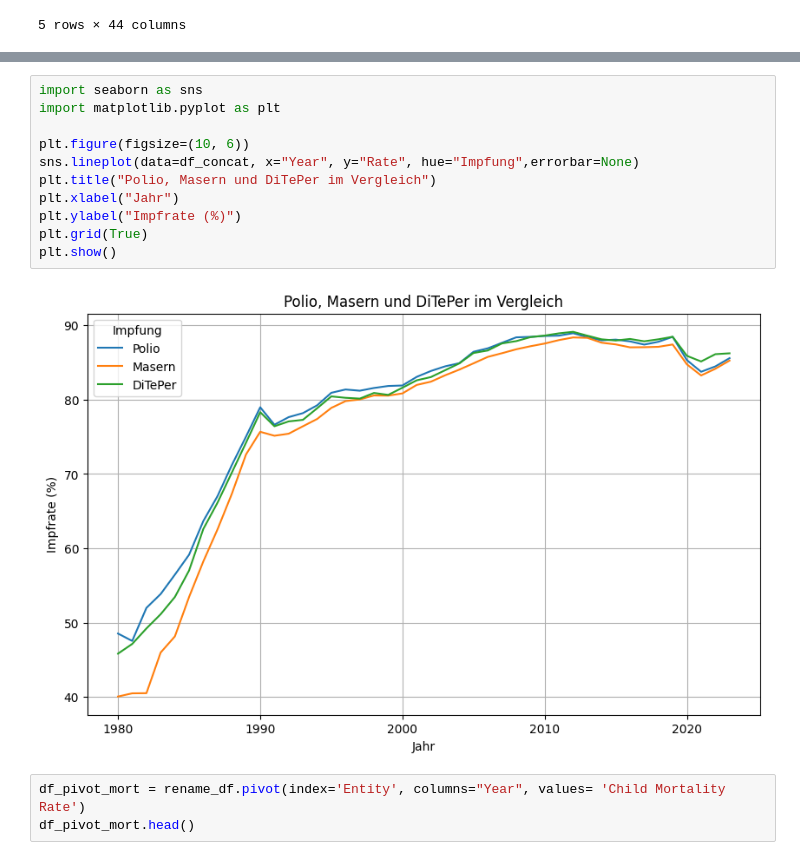
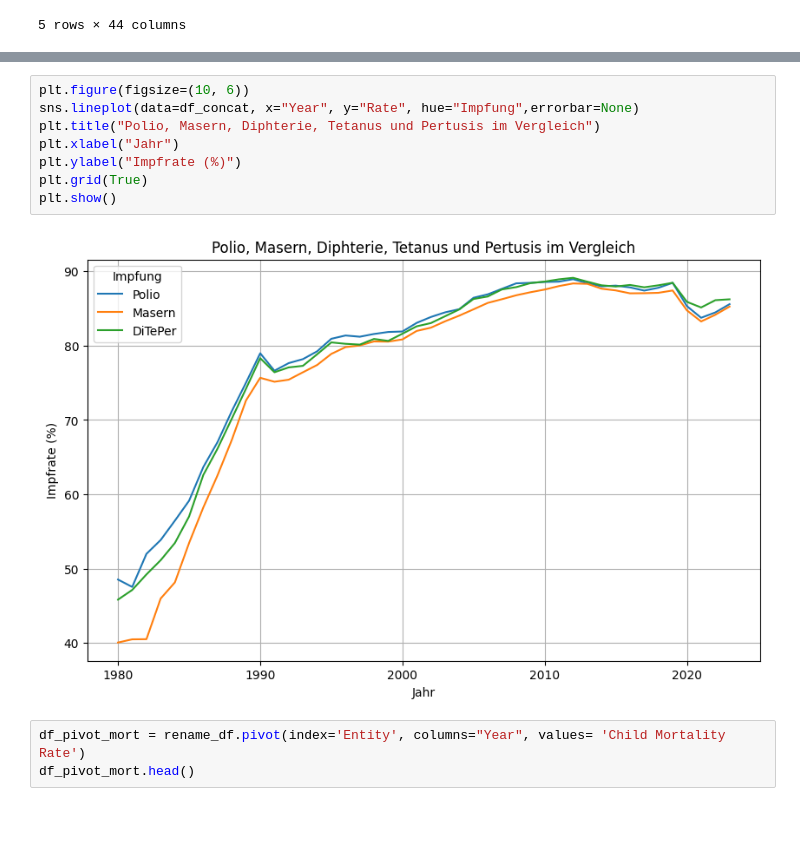
Before and after one commit to gandlea/LN-2-HS2025, a Jupyter notebook: Leistungsnachweis.ipynb, the cells around one changed output, grey strips where cells are left out. Drawn from its saved outputs; the diff is of its cells as text; blank space fills up the shorter version.

```diff
--- a/Leistungsnachweis.ipynb
+++ b/Leistungsnachweis.ipynb
@@ -157,18 +155,15 @@ df_concat.head()
 | 3 | Afghanistan | 2010 | 66.0 | Polio |
 | 4 | Afghanistan | 2011 | 68.0 | Polio |
 # %%
-import seaborn as sns
-import matplotlib.pyplot as plt
-
 plt.figure(figsize=(10, 6))
 sns.lineplot(data=df_concat, x="Year", y="Rate", hue="Impfung",errorbar=None)
-plt.title("Polio, Masern und DiTePer im Vergleich")
+plt.title("Polio, Masern, Diphterie, Tetanus und Pertusis im Vergleich")
 plt.xlabel("Jahr")
 plt.ylabel("Impfrate (%)")
 plt.grid(True)
 plt.show()
 # %% [output]
-[figure, old version]
+[figure, new version]
 # %%
 df_pivot_mort = rename_df.pivot(index='Entity', columns="Year", values= 'Child Mortality Rate')
 df_pivot_mort.head()
```
Also changed, not shown: parts of 6 cells of this notebook.
